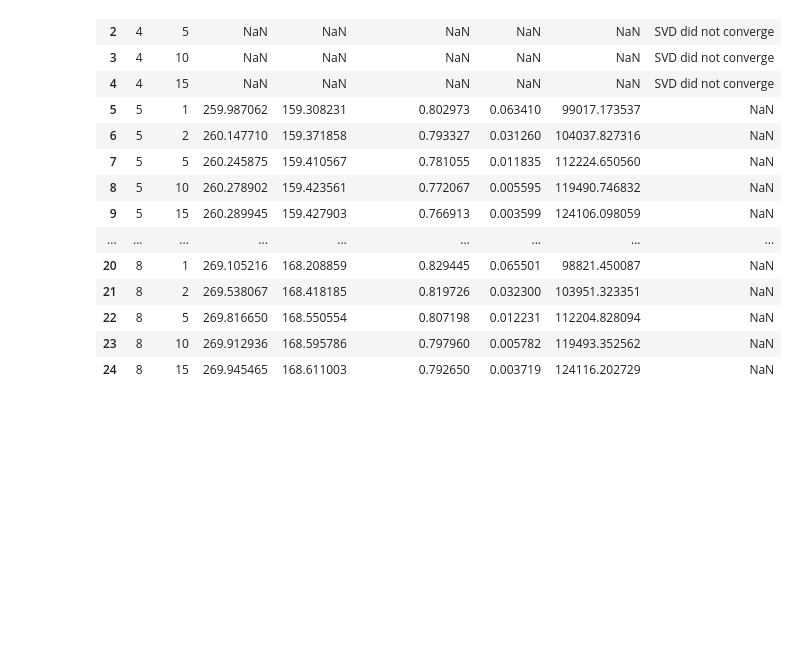
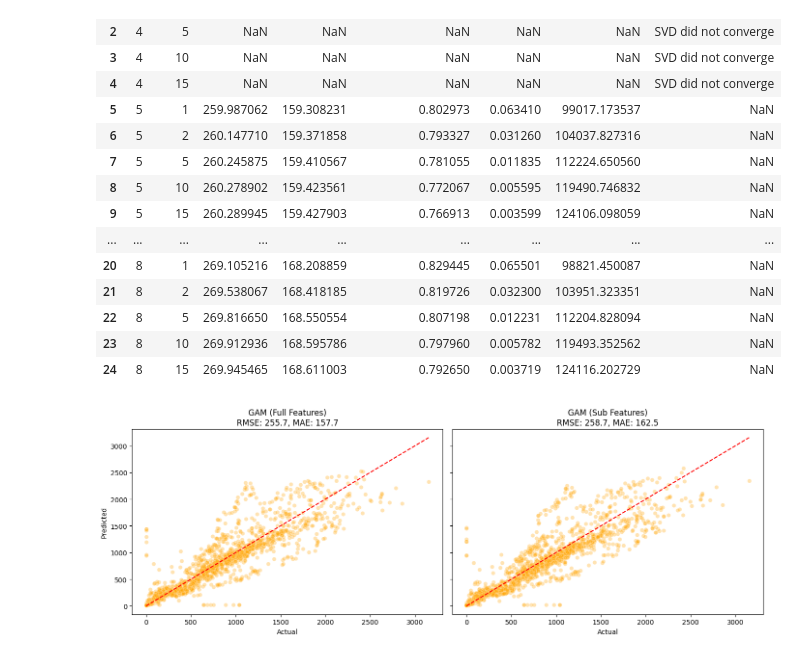
Before and after one commit to shiqizhang06/Bike-Sharing-Demand-Project, a Jupyter notebook: RQ3.ipynb, the cells around one changed output. Cells and saved outputs as stored; diff of their text form; code cells hidden in the pictures; blank space fills up the shorter version.

```diff
--- a/RQ3.ipynb
+++ b/RQ3.ipynb
@@ -447,25 +491,25 @@ for df_val in df_range:
             bs = BSplines(train_spline, df=[df_val]*len(gam_features), degree=[3]*len(gam_features))
             fam = NegativeBinomial(alpha=alpha_val)
 
-            model = GLMGam(
+            model_sub = GLMGam(
                 train['rented_bike_count'],
                 exog=train[linear_features].astype(float),
                 smoother=bs,
                 family=fam
             ).fit()
 
-            y_pred = model.predict(
+            y_pred_sub = model_sub.predict(
                 exog=test[linear_features].astype(float),
                 exog_smooth=test_spline
             )
 
-            rmse = sqrt(mean_squared_error(test['rented_bike_count'], y_pred))
-            mae = mean_absolute_error(test['rented_bike_count'], y_pred)
-            deviance = model.deviance
-            null_deviance = model.null_deviance
+            rmse = sqrt(mean_squared_error(test['rented_bike_count'], y_pred_sub))
+            mae = mean_absolute_error(test['rented_bike_count'], y_pred_sub)
+            deviance = model_sub.deviance
+            null_deviance = model_sub.null_deviance
             explained_deviance = 1 - (deviance / null_deviance)
-            pseudo_r2 = 1 - (model.llf / model.llnull)
-            aic = model.aic
+            pseudo_r2 = 1 - (model_sub.llf / model_sub.llnull)
+            aic = model_sub.aic
 
             tuning_results.append({
                 'df': df_val,
@@ -509,3 +553,40 @@ tuning_df
 | 22 | 8 | 5 | 269.816650 | 168.550554 | 0.807198 | 0.012231 | 112204.828094 | NaN |
 | 23 | 8 | 10 | 269.912936 | 168.595786 | 0.797960 | 0.005782 | 119493.352562 | NaN |
 | 24 | 8 | 15 | 269.945465 | 168.611003 | 0.792650 | 0.003719 | 124116.202729 | NaN |
+# %%
+# Use previously computed best predictions from tuning
+y_pred_best_full = tuning_df_all.loc[tuning_df_all['RMSE'].idxmin()]
+y_pred_best_sub = tuning_df.loc[tuning_df['RMSE'].idxmin()]
+
+# Recompute RMSE and MAE from best-tuned predictions
+rmse_gam_full = y_pred_best_full['RMSE']
+mae_gam_full = y_pred_best_full['MAE']
+rmse_gam_sub = y_pred_best_sub['RMSE']
+mae_gam_sub = y_pred_best_sub['MAE']
+
+# Prepare data for plotting
+comparison_gam = pd.DataFrame({
+    'Actual': test['rented_bike_count'],
+    'GAM_Full': y_pred_full,
+    'GAM_Sub': y_pred_sub
+})
+
+# Plot
+fig, axes = plt.subplots(1, 2, figsize=(14, 5), sharey=True)
+
+sns.scatterplot(x='Actual', y='GAM_Full', data=comparison_gam, ax=axes[0], alpha=0.3, color='orange')
+axes[0].plot([0, comparison_gam['Actual'].max()], [0, comparison_gam['Actual'].max()], ls="--", color="red")
+axes[0].set_title(f"GAM (Full Features)\nRMSE: {rmse_gam_full:.1f}, MAE: {mae_gam_full:.1f}")
+axes[0].set_xlabel("Actual")
+axes[0].set_ylabel("Predicted")
+
+sns.scatterplot(x='Actual', y='GAM_Sub', data=comparison_gam, ax=axes[1], alpha=0.3, color='orange')
+axes[1].plot([0, comparison_gam['Actual'].max()], [0, comparison_gam['Actual'].max()], ls="--", color="red")
+axes[1].set_title(f"GAM (Sub Features)\nRMSE: {rmse_gam_sub:.1f}, MAE: {mae_gam_sub:.1f}")
+axes[1].set_xlabel("Actual")
+axes[1].set_ylabel("Predicted")
+
+plt.tight_layout()
+plt.show()
+# %% [output]
+[figure, added]
```
Also changed, not shown: parts of 10 cells of this notebook.
